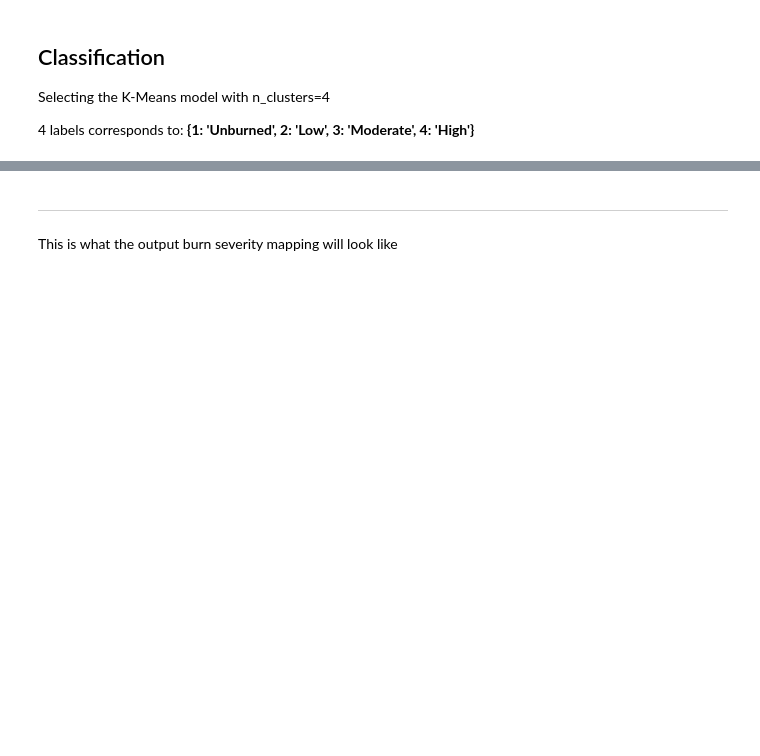
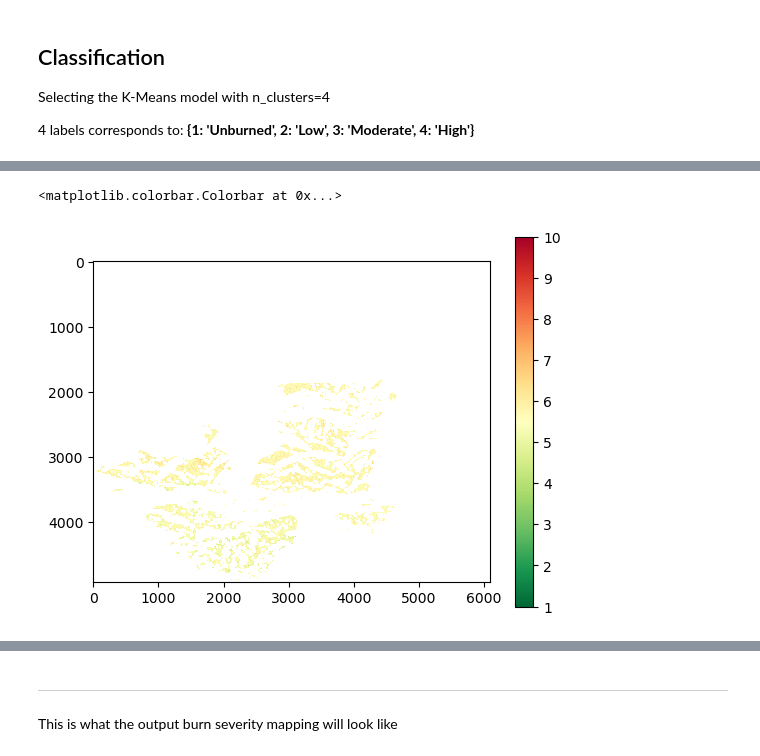
Before and after one commit to KrisMannino/uavsar-cads, a Jupyter notebook: notebook/burn_severity_generation.ipynb, the cells around one changed output, grey strips where cells are left out. Drawn from its saved outputs; the diff is of its cells as text; code cells hidden in the pictures; blank space fills up the shorter version.

```diff
--- a/notebook/burn_severity_generation.ipynb
+++ b/notebook/burn_severity_generation.ipynb
@@ -103,3 +168,24 @@ classes = classes + 1
+# %%
+log_ratio_clean = log_ratio.copy()
+log_ratio_clean[np.isinf(log_ratio_clean)] = np.nan  # Convert infinities to NaN
+log_ratio_clean[log_ratio_clean == -np.inf] = np.nan
+
+# Reshape ignoring NaN values
+masked_data = log_ratio_clean[~np.isnan(log_ratio_clean)].reshape(-1, 1)
+
+
+model = KMeans(n_clusters=10, n_init=10, random_state=1)
+model.fit(masked_data)
+
+# original shape
+classes = np.full(log_ratio_clean.shape, np.nan)
+classes[~np.isnan(log_ratio_clean)] = model.labels_ + 1
+
+plt.imshow(classes, cmap='RdYlGn_r')
+plt.colorbar()
+# %% [output]
+<matplotlib.colorbar.Colorbar at 0x...>
+[figure, added]
 # %%
 classes
 # %% [output]
```
Also changed, not shown: parts of 18 cells of this notebook, 3 other files.
